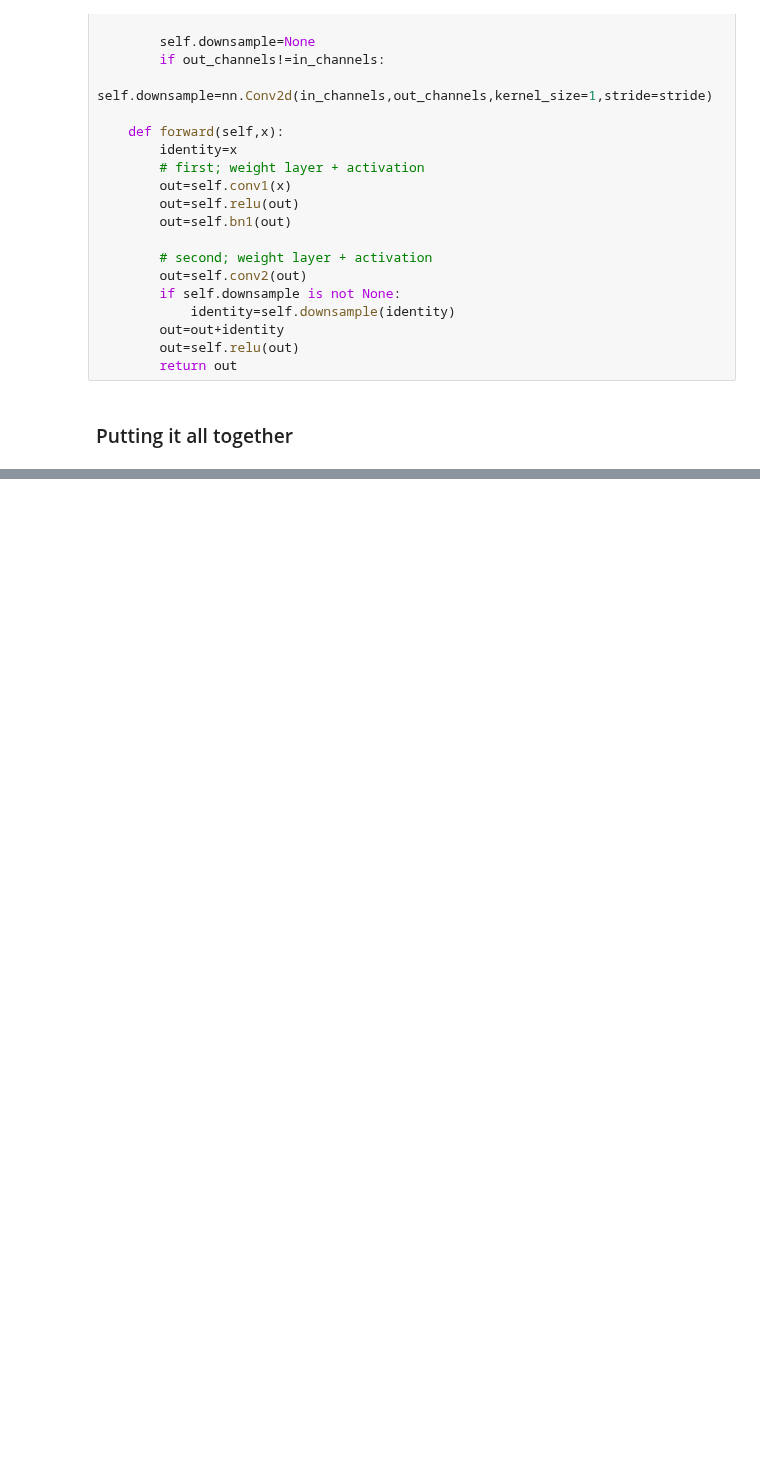
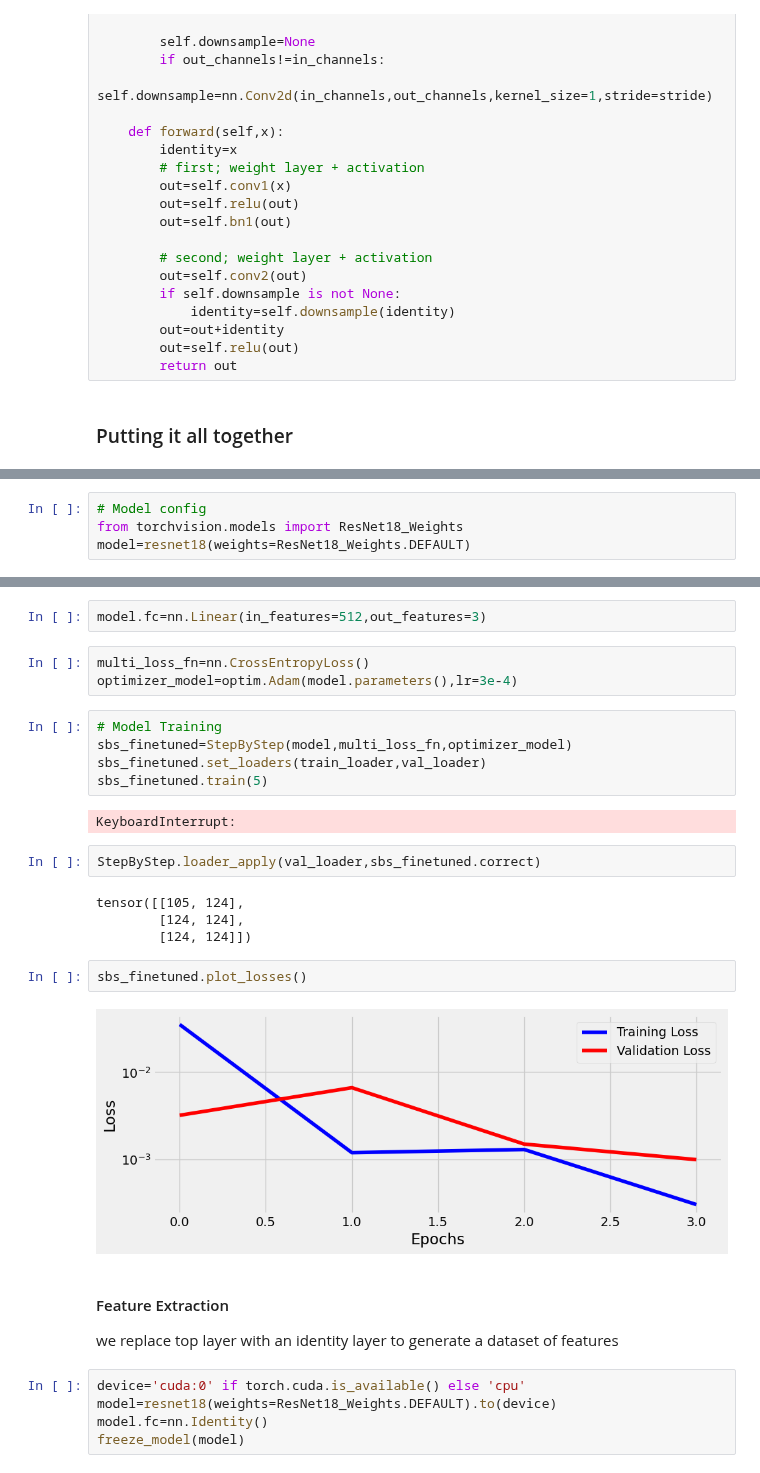
Before and after one commit to Anushkach/Deep-Learning, a Jupyter notebook: Deep Learning with Pytorch/transfer learning.ipynb, the cells around one changed output, grey strips where cells are left out. Drawn from its saved outputs; the diff is of its cells as text; blank space fills up the shorter version.

```diff
--- a/Deep Learning with Pytorch/transfer learning.ipynb
+++ b/Deep Learning with Pytorch/transfer learning.ipynb
@@ -738,0 +742,4 @@ train_loader=DataLoader(train_data,batch_size=16,shuffle=True)
+# %%
+# Model config
+from torchvision.models import ResNet18_Weights
+model=resnet18(weights=ResNet18_Weights.DEFAULT)
@@ -738,0 +788,30 @@ train_loader=DataLoader(train_data,batch_size=16,shuffle=True)
+# %%
+model.fc=nn.Linear(in_features=512,out_features=3)
+# %%
+multi_loss_fn=nn.CrossEntropyLoss()
+optimizer_model=optim.Adam(model.parameters(),lr=3e-4)
+# %%
+# Model Training
+sbs_finetuned=StepByStep(model,multi_loss_fn,optimizer_model)
+sbs_finetuned.set_loaders(train_loader,val_loader)
+sbs_finetuned.train(5)
+# %% [output]
+KeyboardInterrupt:
+# %%
+StepByStep.loader_apply(val_loader,sbs_finetuned.correct)
+# %% [output]
+tensor([[105, 124],
+        [124, 124],
+        [124, 124]])
+# %%
+sbs_finetuned.plot_losses()
+# %% [output]
+[figure, added]
+# %% [markdown]
+#### Feature Extraction
+we replace top layer with an identity layer to generate a dataset of features
+# %%
+device='cuda:0' if torch.cuda.is_available() else 'cpu'
+model=resnet18(weights=ResNet18_Weights.DEFAULT).to(device)
+model.fc=nn.Identity()
+freeze_model(model)
```
Also changed, not shown: parts of 14 cells of this notebook.
